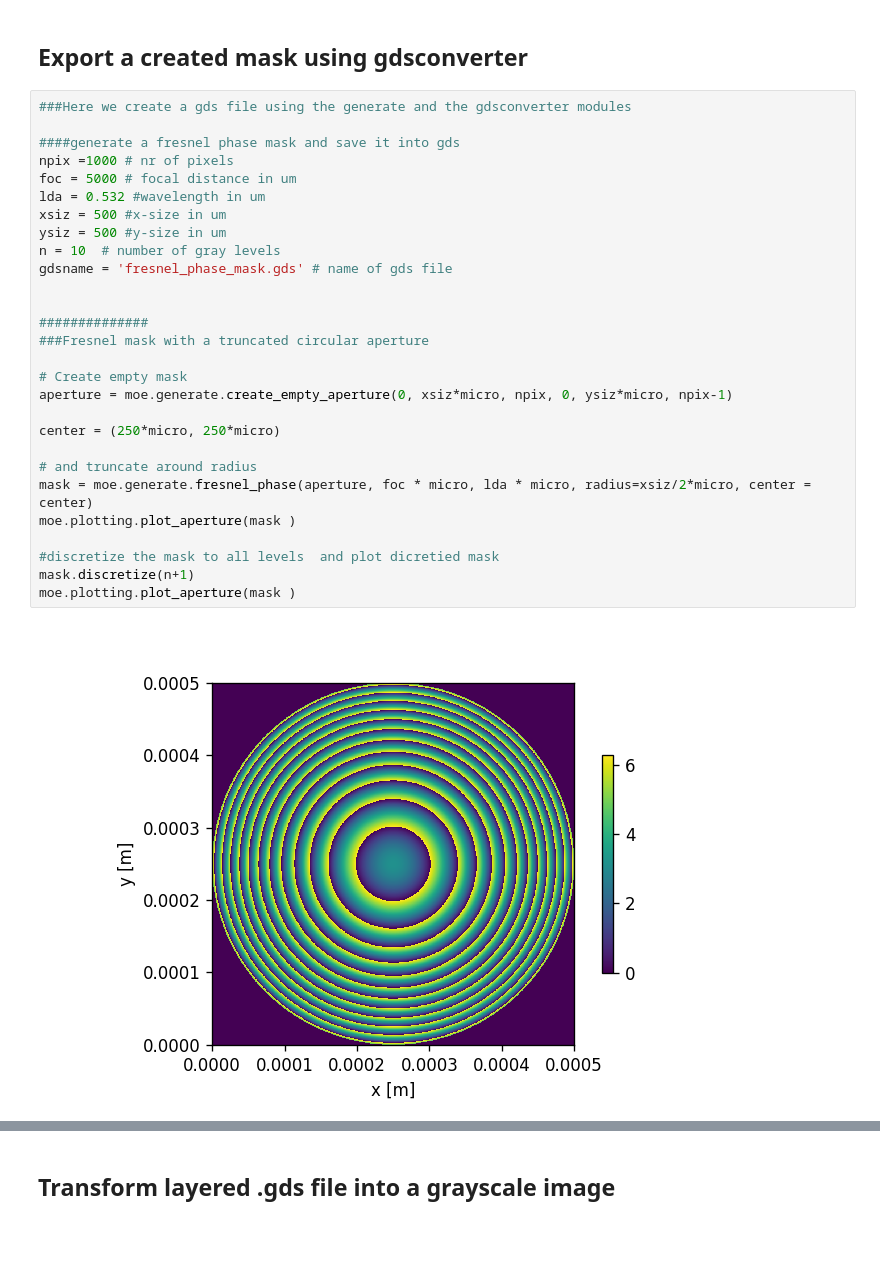
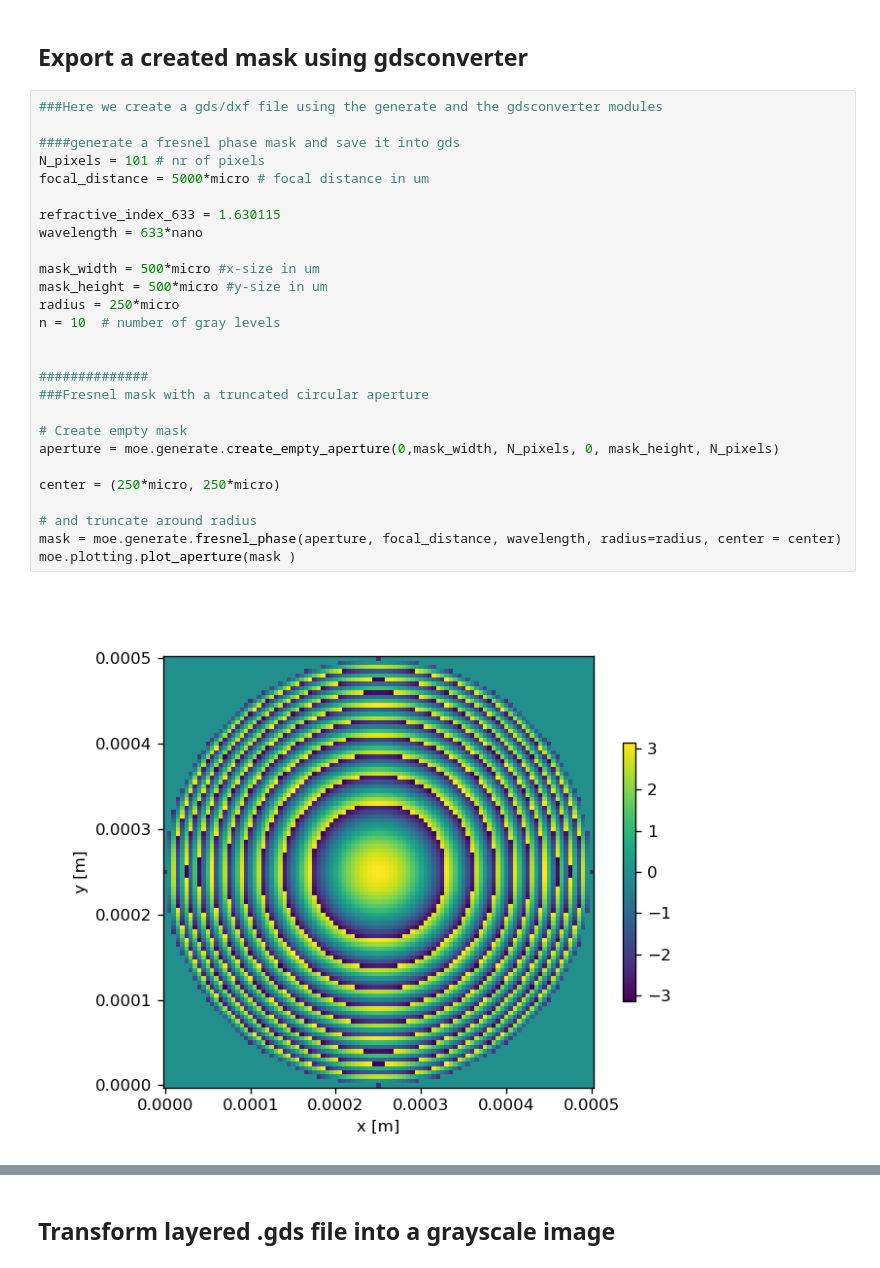
Before and after one commit to INLnano/pyMOE, a Jupyter notebook: notebooks/3 - Import_export/Import_export.ipynb, the cells around one changed output, grey strips where cells are left out. Drawn from its saved outputs; the diff is of its cells as text; blank space fills up the shorter version.

```diff
--- a/notebooks/3 - Import_export/Import_export.ipynb
+++ b/notebooks/3 - Import_export/Import_export.ipynb
@@ -31,32 +31,31 @@ import pyMOE as moe
 # %% [markdown]
 ## Export a created mask using gdsconverter
 # %%
-###Here we create a gds file using the generate and the gdsconverter modules
+###Here we create a gds/dxf file using the generate and the gdsconverter modules
 
 ####generate a fresnel phase mask and save it into gds
-npix =1000 # nr of pixels
-foc = 5000 # focal distance in um
-lda = 0.532 #wavelength in um
-xsiz = 500 #x-size in um
-ysiz = 500 #y-size in um
+N_pixels = 101 # nr of pixels
+focal_distance = 5000*micro # focal distance in um
+
+refractive_index_633 = 1.630115
+wavelength = 633*nano
+
+mask_width = 500*micro #x-size in um
+mask_height = 500*micro #y-size in um
+radius = 250*micro
 n = 10  # number of gray levels
-gdsname = 'fresnel_phase_mask.gds' # name of gds file
 
 
 ##############
 ###Fresnel mask with a truncated circular aperture
 
 # Create empty mask
-aperture = moe.generate.create_empty_aperture(0, xsiz*micro, npix, 0, ysiz*micro, npix-1)
+aperture = moe.generate.create_empty_aperture(0,mask_width, N_pixels, 0, mask_height, N_pixels)
 
 center = (250*micro, 250*micro)
 
 # and truncate around radius
-mask = moe.generate.fresnel_phase(aperture, foc * micro, lda * micro, radius=xsiz/2*micro, center = center)
+mask = moe.generate.fresnel_phase(aperture, focal_distance, wavelength, radius=radius, center = center)
 moe.plotting.plot_aperture(mask )
-
-#discretize the mask to all levels  and plot dicretied mask
-mask.discretize(n+1)
-moe.plotting.plot_aperture(mask )
 # %% [output]
-[figure, old version]
+[figure, new version]
```
Also changed, not shown: parts of 13 cells of this notebook, 2 other files.
